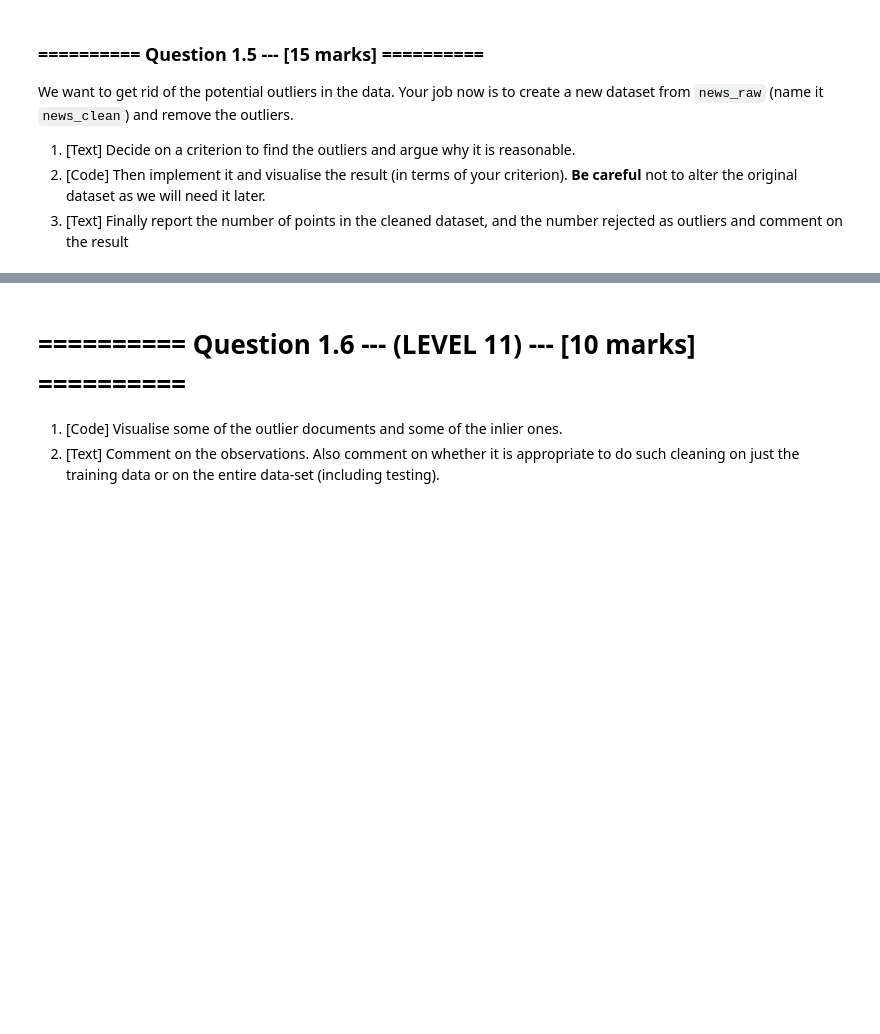
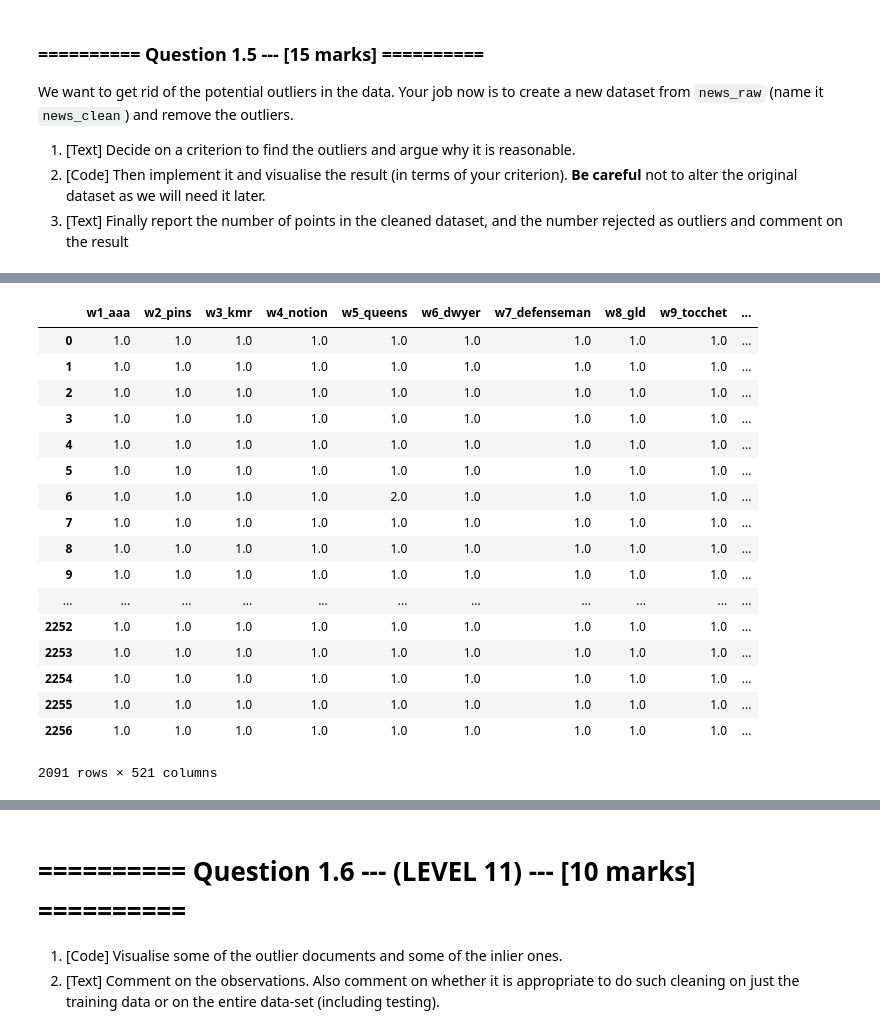
Before and after one commit to aadulan/iaml2018, a Jupyter notebook: Assignments/01_Analysis.ipynb, the cells around one changed output, grey strips where cells are left out. Saved outputs shown, nothing was run; the diff lists cells and outputs as text; code cells hidden in the pictures; blank space fills up the shorter version.

```diff
--- a/Assignments/01_Analysis.ipynb
+++ b/Assignments/01_Analysis.ipynb
@@ -171,0 +227,45 @@ We want to get rid of the potential outliers in the data. Your job now is to cre
+# %%
+# (2) :
+
+std = news_raw.describe().T['std']                                      #gets the standard deviation of the words
+mean = news_raw.describe().T['mean']                                    #gets the mean of the words of the words
+three_std = 2* std                                                      #calculates 3 standard deviations of the words
+
+mini = mean - three_std                                                 #calculates the minimum value for threshold
+maxi = mean + three_std                                                 #calculates the maximum value for threshold
+
+news_clean = news_raw[(mini < news_raw) & (news_raw < maxi)].dropna()   #removes outliers and drops it
+news_clean                                                              #prints out news_clean
+
+# --------------
+# Attempt at trying IQR to find outliers
+# desc = news_raw.describe().T
+# q_one = desc['25%']
+# q_three = desc['75%']
+# iqr = q_three - q_one
+# iqr_range =iqr  * 1.5
+
+# mini = q_one - iqr_range
+# maxi = q_three + iqr_range
+
+# news_clean = news_raw[(mini <= news_raw) & (news_raw <= maxi)].dropna()
+# news_clean
+# %% [output]
+|  | w1_aaa | w2_pins | w3_kmr | w4_notion | w5_queens | w6_dwyer | w7_defenseman | w8_gld | w9_tocchet | ... |
+| 0 | 1.0 | 1.0 | 1.0 | 1.0 | 1.0 | 1.0 | 1.0 | 1.0 | 1.0 | ... |
+| 1 | 1.0 | 1.0 | 1.0 | 1.0 | 1.0 | 1.0 | 1.0 | 1.0 | 1.0 | ... |
+| 2 | 1.0 | 1.0 | 1.0 | 1.0 | 1.0 | 1.0 | 1.0 | 1.0 | 1.0 | ... |
+| 3 | 1.0 | 1.0 | 1.0 | 1.0 | 1.0 | 1.0 | 1.0 | 1.0 | 1.0 | ... |
+| 4 | 1.0 | 1.0 | 1.0 | 1.0 | 1.0 | 1.0 | 1.0 | 1.0 | 1.0 | ... |
+| 5 | 1.0 | 1.0 | 1.0 | 1.0 | 1.0 | 1.0 | 1.0 | 1.0 | 1.0 | ... |
+| 6 | 1.0 | 1.0 | 1.0 | 1.0 | 2.0 | 1.0 | 1.0 | 1.0 | 1.0 | ... |
+| 7 | 1.0 | 1.0 | 1.0 | 1.0 | 1.0 | 1.0 | 1.0 | 1.0 | 1.0 | ... |
+| 8 | 1.0 | 1.0 | 1.0 | 1.0 | 1.0 | 1.0 | 1.0 | 1.0 | 1.0 | ... |
+| 9 | 1.0 | 1.0 | 1.0 | 1.0 | 1.0 | 1.0 | 1.0 | 1.0 | 1.0 | ... |
+| ... | ... | ... | ... | ... | ... | ... | ... | ... | ... | ... |
+| 2252 | 1.0 | 1.0 | 1.0 | 1.0 | 1.0 | 1.0 | 1.0 | 1.0 | 1.0 | ... |
+| 2253 | 1.0 | 1.0 | 1.0 | 1.0 | 1.0 | 1.0 | 1.0 | 1.0 | 1.0 | ... |
+| 2254 | 1.0 | 1.0 | 1.0 | 1.0 | 1.0 | 1.0 | 1.0 | 1.0 | 1.0 | ... |
+| 2255 | 1.0 | 1.0 | 1.0 | 1.0 | 1.0 | 1.0 | 1.0 | 1.0 | 1.0 | ... |
+| 2256 | 1.0 | 1.0 | 1.0 | 1.0 | 1.0 | 1.0 | 1.0 | 1.0 | 1.0 | ... |
+2091 rows × 521 columns
```
Also changed, not shown: parts of 22 cells of this notebook.
